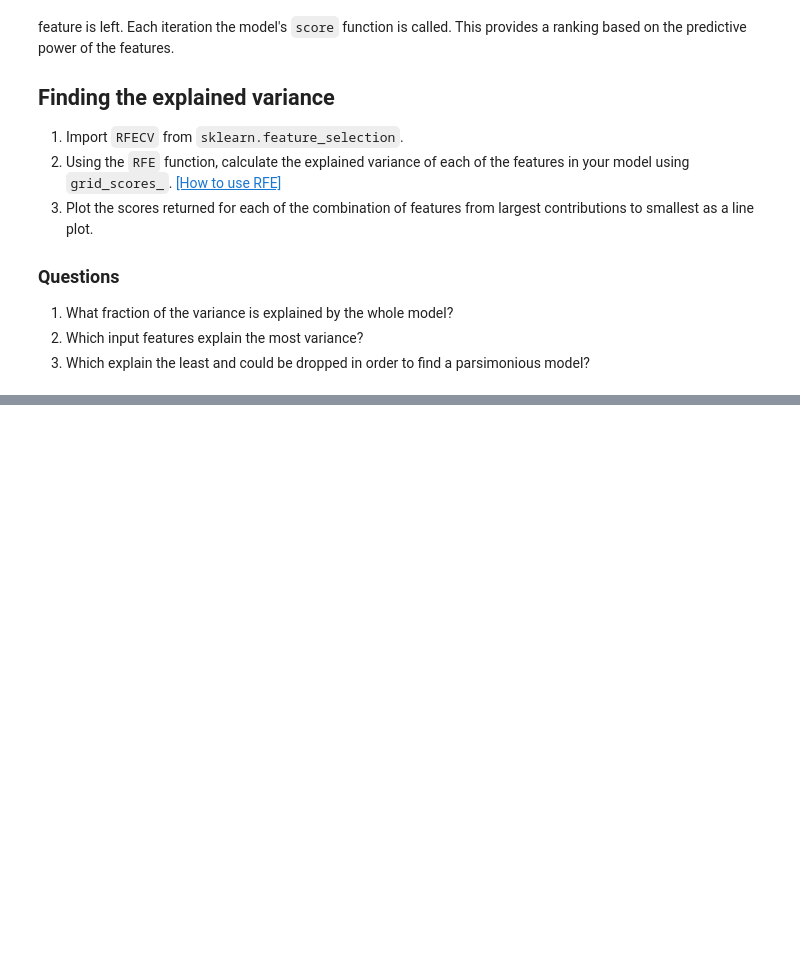
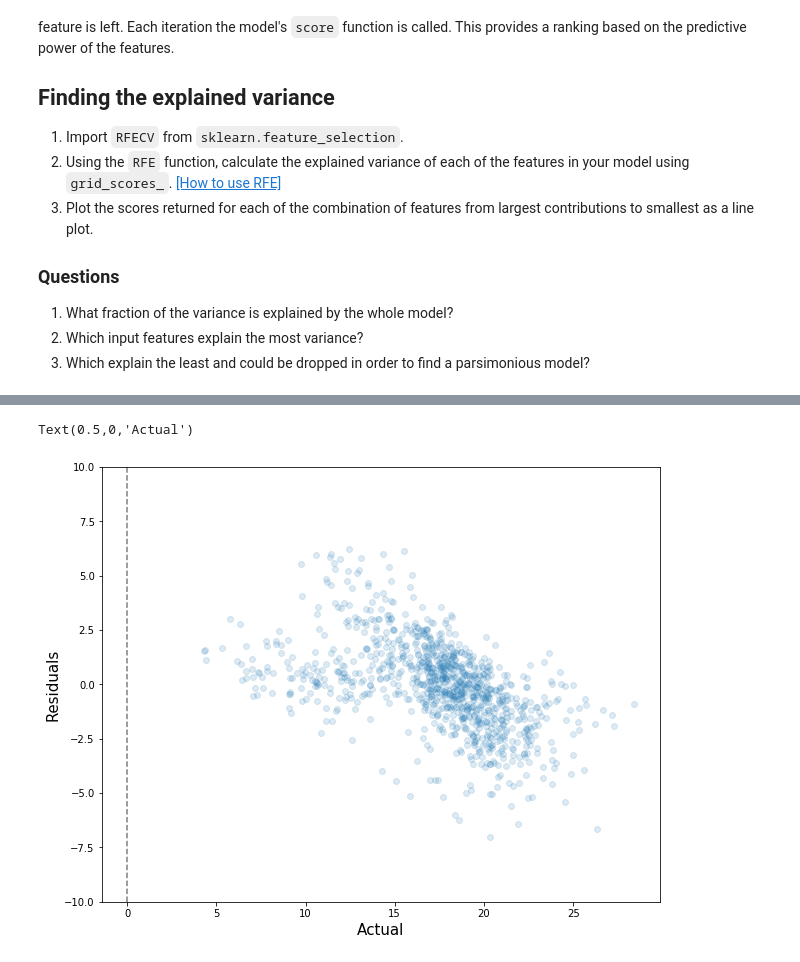
Before and after one commit to learningmachineslab/tutorials, a Jupyter notebook: regression/regression_guided_solutions.ipynb, the cells around one changed output, grey strips where cells are left out. Cells and saved outputs as stored; diff of their text form; code cells hidden in the pictures; blank space fills up the shorter version.

```diff
--- a/regression/regression_guided_solutions.ipynb
+++ b/regression/regression_guided_solutions.ipynb
@@ -283,0 +380,14 @@ We used a linear model, but we could easily subsitute another regressor.
+# %%
+residuals = calculate_residuals(actual=y_test, predicted=predicted)
+# %%
+fig, ax = plt.subplots(figsize=(10,8))
+
+ax.scatter(x=y_test, y=residuals, alpha=0.15)
+ax.plot([0, 0], [-10, 10], color='black', linestyle='--', alpha=0.5)
+ax.set_ylim(-10, 10)
+
+ax.set_ylabel('Residuals', fontsize=15)
+ax.set_xlabel('Actual', fontsize=15)
+# %% [output]
+Text(0.5,0,'Actual')
+[figure, added]
```
Also changed, not shown: parts of 28 cells of this notebook, 1 other file.
